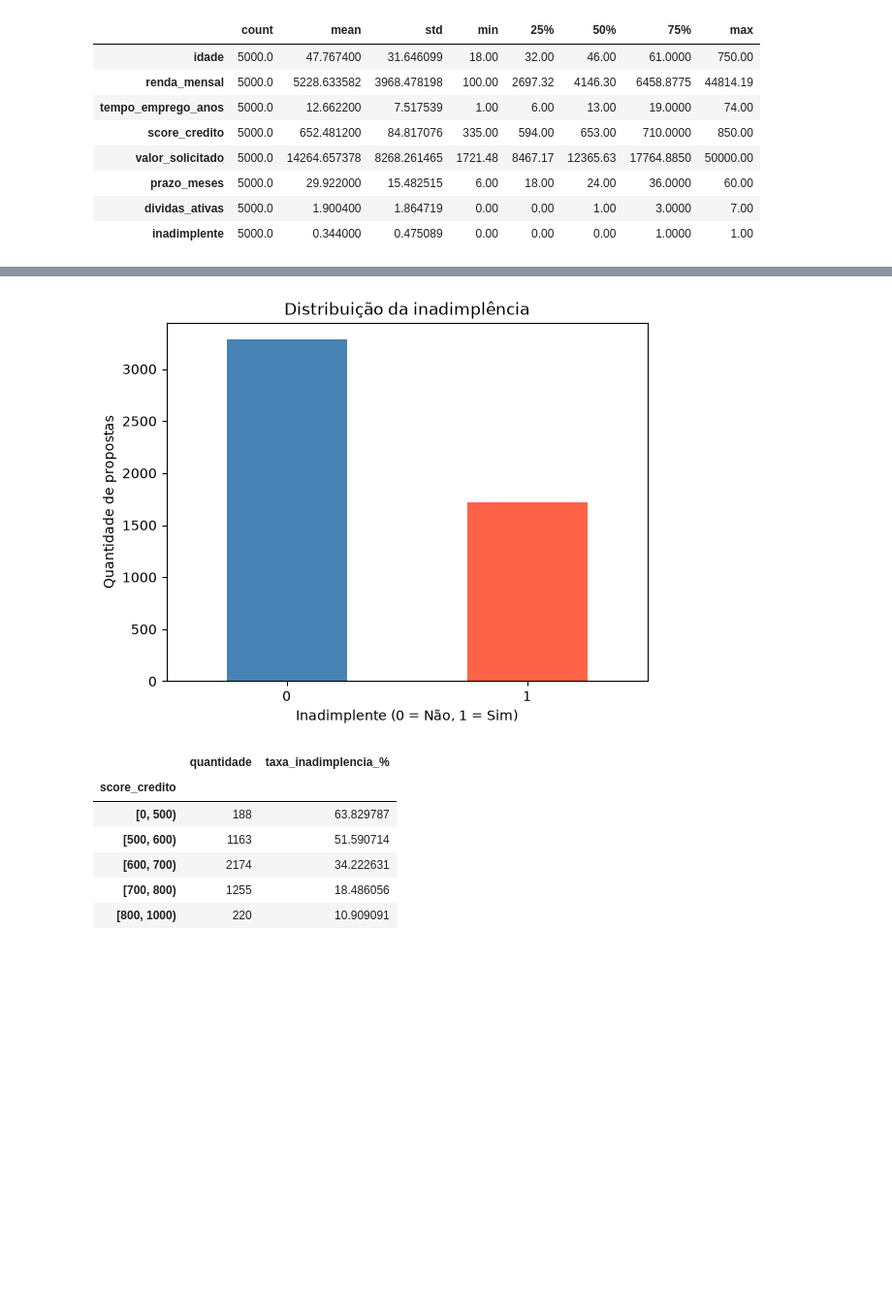
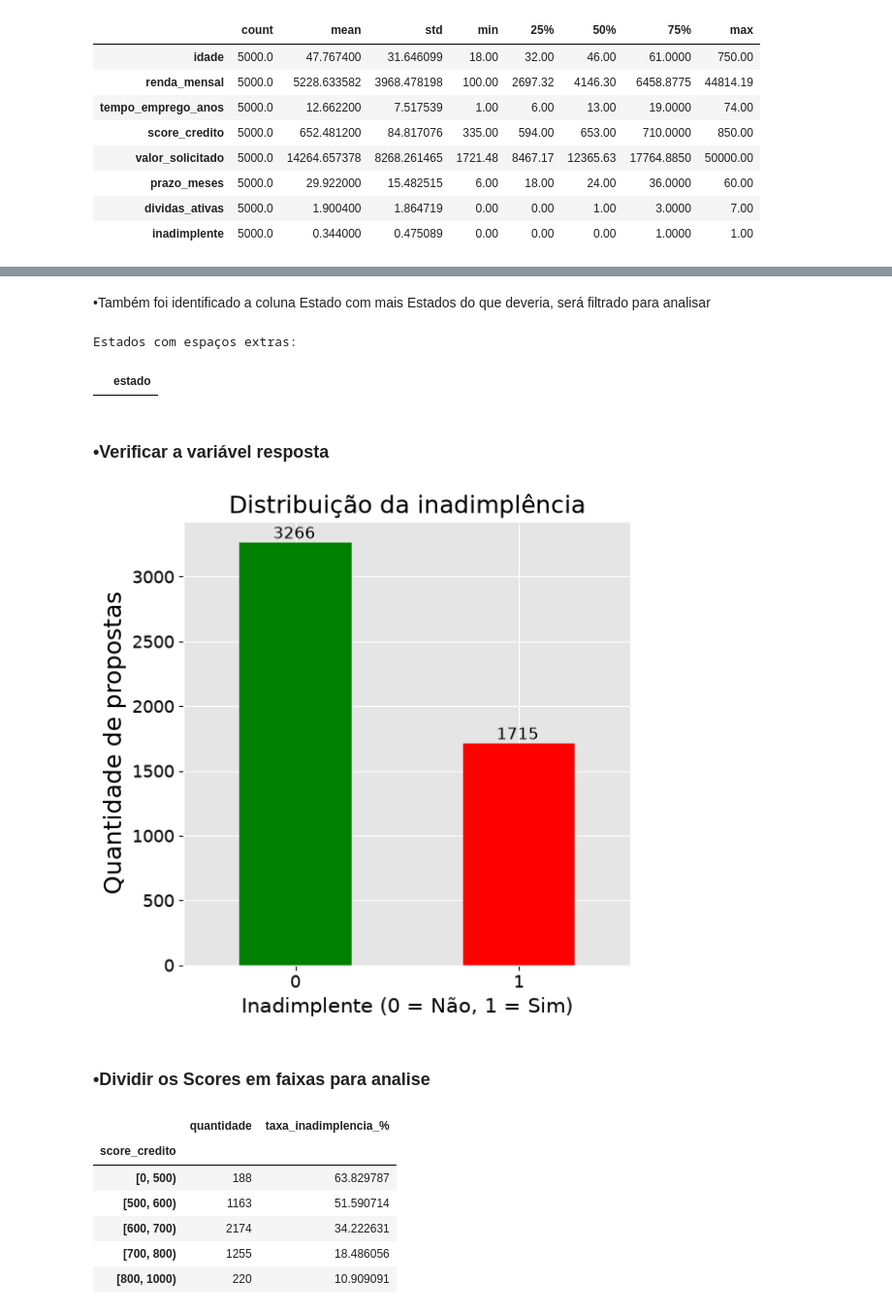
Before and after one commit to dinizjr/Trilha-IA, a Jupyter notebook: Analise-Credito/AnaliseCredito.ipynb, the cells around one changed output, grey strips where cells are left out. Shown at 97% size. Drawn from its saved outputs; the diff is of its cells as text; code cells hidden in the pictures; blank space fills up the shorter version.

Commit message:
Analise Exploratoria

```diff
--- a/Analise-Credito/AnaliseCredito.ipynb
+++ b/Analise-Credito/AnaliseCredito.ipynb
@@ -106,18 +135,53 @@ Tempo de emprego acima de 40 anos:
 Estados distintos:
 ['  AC ', '  AL ', '  AL  ', '  AM ', '  CE ', '  DF ', '  GO ', '  MG ', '  MS ', '  PA ', '  PB ', '  PB  ', '  PE  ', '  PI ', '  RO  ', '  RR ', '  RR  ', '  RS ', '  RS  ', '  SE ', '  SE  ', '   ...
-# %%
-df["inadimplente"].value_counts().sort_index().plot(
-    kind="bar",
-    color=["steelblue", "tomato"]
-)
-
-plt.title("Distribuição da inadimplência")
-plt.xlabel("Inadimplente (0 = Não, 1 = Sim)")
-plt.ylabel("Quantidade de propostas")
-plt.xticks(rotation=0)
-plt.show()
-# %% [output]
-[figure, removed]
+# %% [markdown]
+•Também foi identificado a coluna Estado com mais Estados do que deveria, será filtrado para analisar
+# %%
+print("Estados com espaços extras:")
+
+display(
+    df.loc[
+        df["estado"] != df["estado"].str.strip(),
+        ["estado"]
+    ].drop_duplicates()
+    .sort_values("estado")
+)
+# %% [output]
+Estados com espaços extras:
+|  | estado |
+# %% [markdown]
+### •Verificar a variável resposta
+# %%
+inadimplente = df["inadimplente"].value_counts()
+
+grf = inadimplente.plot(
+    kind='bar',
+    rot=0,
+    figsize=(6,6),
+    color=["green", "red"],#cores das barras
+    fontsize=13,
+    label='inadimplente'
+    )
+
+for i in grf.patches:
+    grf.text(
+        i.get_x() + 0.15, #0.15 é para colocar o valor mais no centro da barra
+        i.get_height()+30,#+30 é para colocar o valor mais acima da barra
+        i.get_height(),
+        color='black',
+        fontsize=12
+    )
+grf.tick_params(axis="both", colors="black")#deixar valores de X e Y pretos
+
+plt.style.use('ggplot')
+plt.title("Distribuição da inadimplência", fontsize=18, color='black')
+plt.xlabel("Inadimplente (0 = Não, 1 = Sim)", fontsize=15, color='black')
+plt.ylabel("Quantidade de propostas", fontsize=18, color='black')
+plt.show()
+# %% [output]
+[figure, added]
+# %% [markdown]
+### •Dividir os Scores em faixas para analise
 # %%
 faixas_score = pd.cut(
     df["score_credito"],
```
Also changed, not shown: parts of 19 cells of this notebook, 5 other files.
